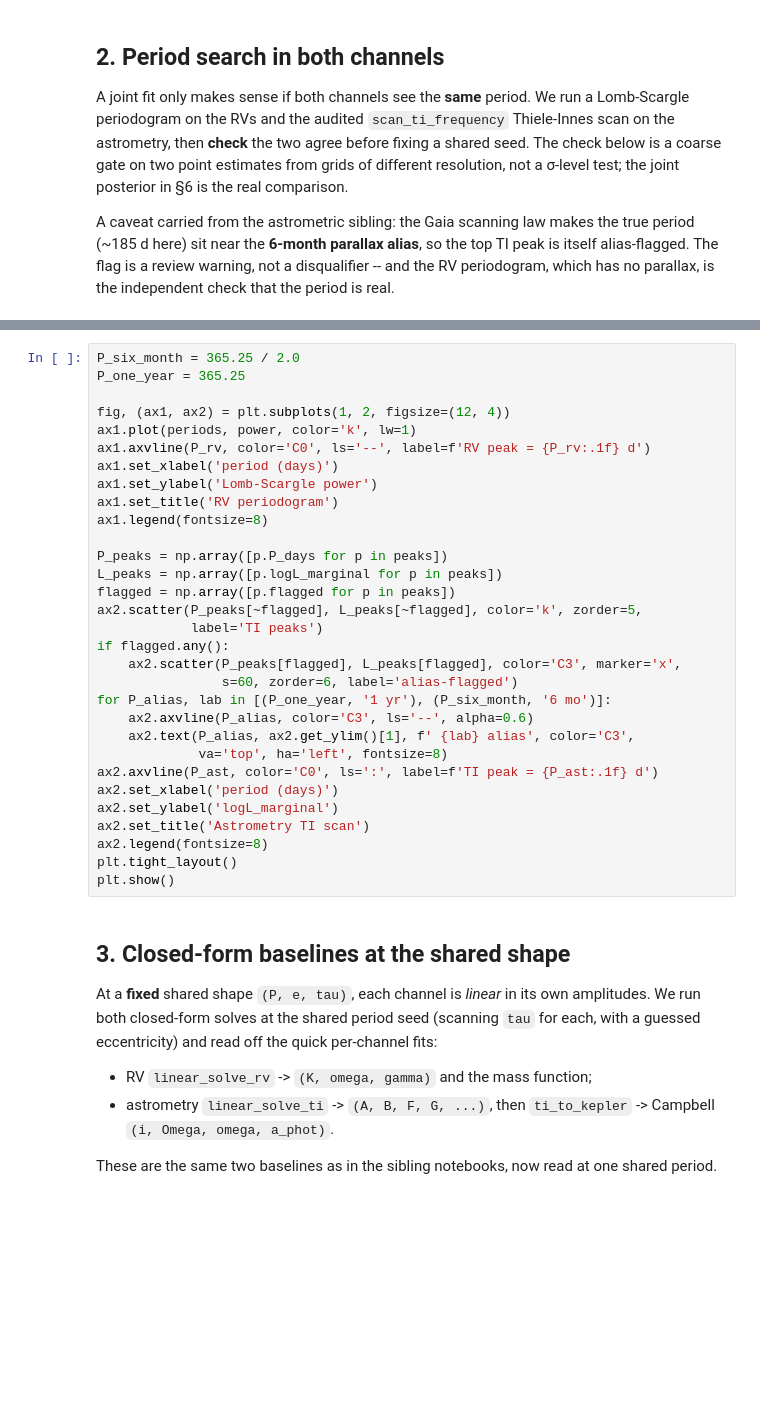
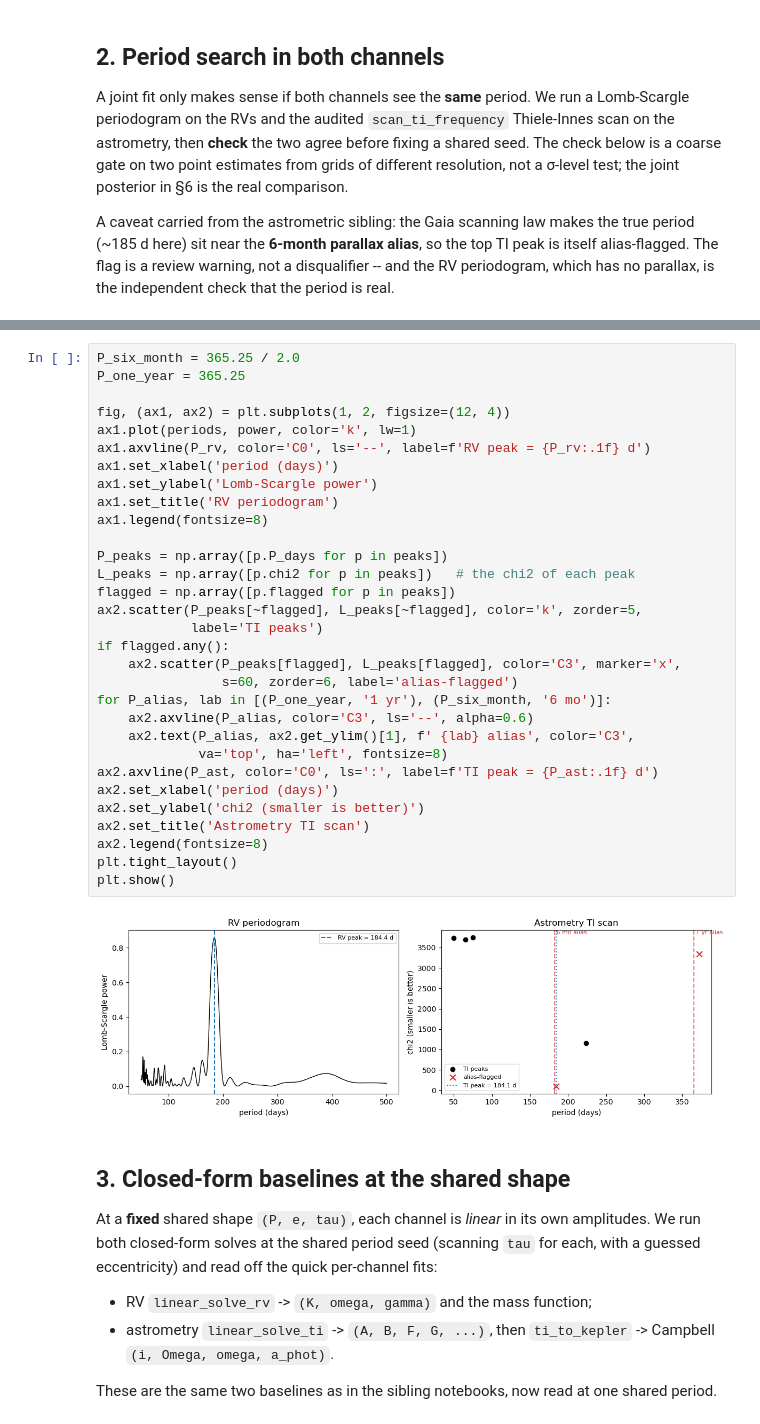
Before and after one commit to saharsh1/orblet, a Jupyter notebook: notebooks/fitting_examples/fit_joint_orbit.ipynb, the cells around one changed output, grey strips where cells are left out. Drawn from its saved outputs; the diff is of its cells as text; blank space fills up the shorter version.

```diff
--- a/notebooks/fitting_examples/fit_joint_orbit.ipynb
+++ b/notebooks/fitting_examples/fit_joint_orbit.ipynb
@@ -218,34 +229,36 @@ else:
 # %%
 P_six_month = 365.25 / 2.0
 P_one_year = 365.25
 
 fig, (ax1, ax2) = plt.subplots(1, 2, figsize=(12, 4))
 ax1.plot(periods, power, color='k', lw=1)
 ax1.axvline(P_rv, color='C0', ls='--', label=f'RV peak = {P_rv:.1f} d')
 ax1.set_xlabel('period (days)')
 ax1.set_ylabel('Lomb-Scargle power')
 ax1.set_title('RV periodogram')
 ax1.legend(fontsize=8)
 
 P_peaks = np.array([p.P_days for p in peaks])
-L_peaks = np.array([p.logL_marginal for p in peaks])
+L_peaks = np.array([p.chi2 for p in peaks])   # the chi2 of each peak
 flagged = np.array([p.flagged for p in peaks])
 ax2.scatter(P_peaks[~flagged], L_peaks[~flagged], color='k', zorder=5,
             label='TI peaks')
 if flagged.any():
     ax2.scatter(P_peaks[flagged], L_peaks[flagged], color='C3', marker='x',
                 s=60, zorder=6, label='alias-flagged')
 for P_alias, lab in [(P_one_year, '1 yr'), (P_six_month, '6 mo')]:
     ax2.axvline(P_alias, color='C3', ls='--', alpha=0.6)
     ax2.text(P_alias, ax2.get_ylim()[1], f' {lab} alias', color='C3',
              va='top', ha='left', fontsize=8)
 ax2.axvline(P_ast, color='C0', ls=':', label=f'TI peak = {P_ast:.1f} d')
 ax2.set_xlabel('period (days)')
-ax2.set_ylabel('logL_marginal')
+ax2.set_ylabel('chi2 (smaller is better)')
 ax2.set_title('Astrometry TI scan')
 ax2.legend(fontsize=8)
 plt.tight_layout()
 plt.show()
+# %% [output]
+[figure, added]
 # %% [markdown]
 ## 3. Closed-form baselines at the shared shape
 
```
Also changed, not shown: parts of 22 cells of this notebook, 18 other files.
